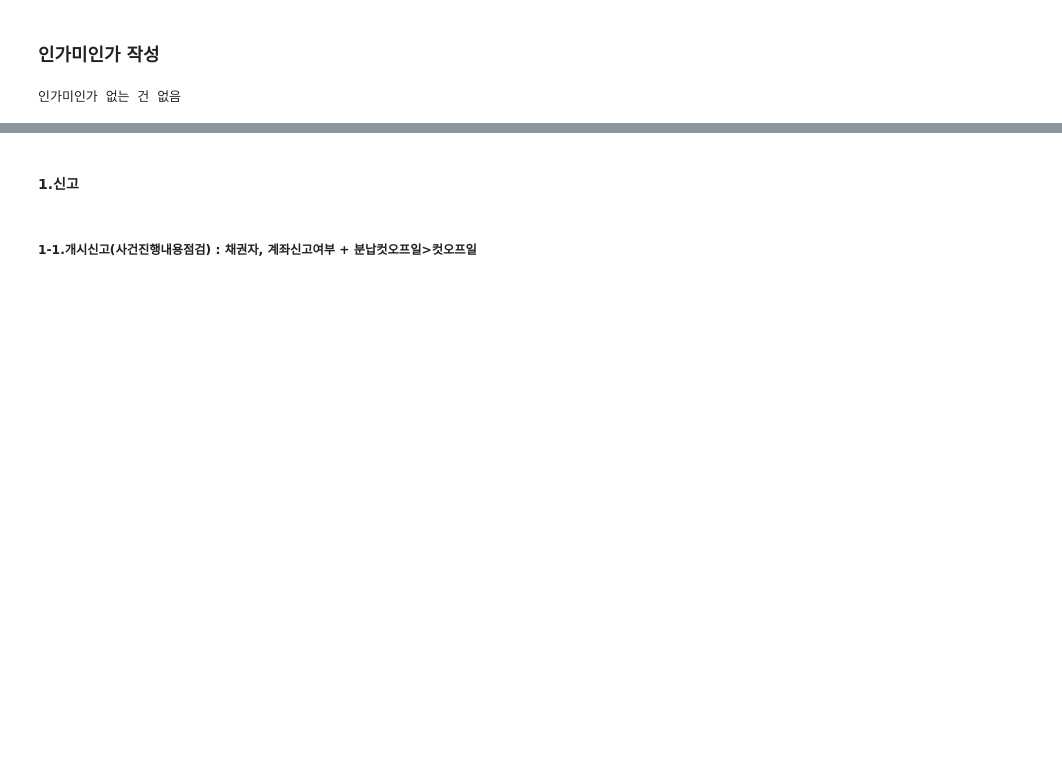
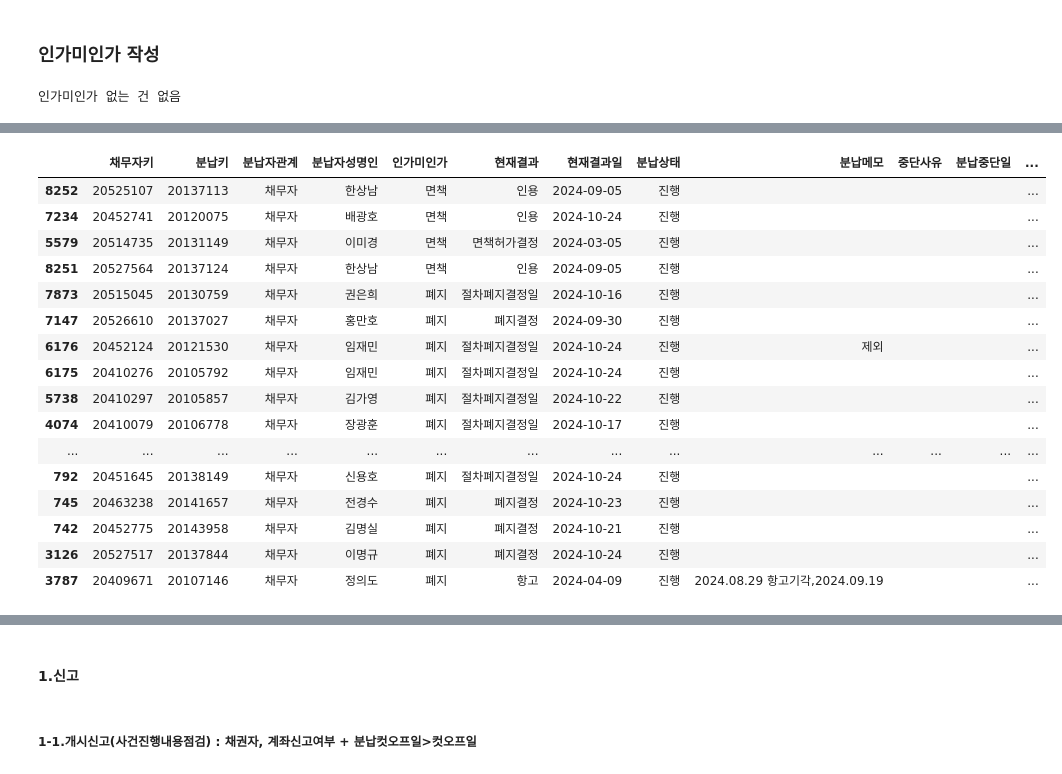
Before and after one commit to jbmyou/python_work, a Jupyter notebook: fileNaming/자산정리/전산_자산정리_개인회생.ipynb, the cells around one changed output, grey strips where cells are left out. Drawn from its saved outputs; the diff is of its cells as text; code cells hidden in the pictures; blank space fills up the shorter version.

Commit message:
개인회생 거의완료, 자산정리 파일까지 칼럼순서변경 및 칼럼추가

```diff
--- a/fileNaming/자산정리/전산_자산정리_개인회생.ipynb
+++ b/fileNaming/자산정리/전산_자산정리_개인회생.ipynb
@@ -40,17 +40,16 @@ path_base = r"D:\3.자산\전산 dataset"
 ########################################################
 company = "솔림"
 cutoff = "241024" # 폴더명
+previous_cutoff = "240108" # 폴더명
+ext = ".pkl"   ####-------------------------------
 # name_dataset = "개인회생새창_20240830_1653"
-ext = ".pkl"   ####-------------------------------
-
-# previous_cutoff = "240108" # 폴더명
-# previous_name_dataset = "개인회생새창_20240109_0943_기준데이터" # 기준데이터 계좌키 미분리
 ########################################################
 
 path_wd = join(path_base, company, cutoff)
-# path_previous = join(path_base, company, previous_cutoff, previous_name_dataset+".xlsx") # 전체시트 읽어야 하므로 pkl 아님
+path_wd_check = join(path_base, company, cutoff, "개인회생점검")
+if not os.path.exists(path_wd_check) : os.mkdir(path_wd_check)
+
 name_dataset = functions.키워드로파일명찾기(path_wd, "개인회생새창", "기준데이터", 전체경로=False).split(".")[0]
-
 path_result = join(path_wd, name_dataset+"_기준데이터.xlsx")
 
 rehabilitation_dtype = {'채무자키':str, '계좌키':str, '분납키':str, '사건키':str, '신고계좌':str, '입금계좌':str}
@@ -144,6 +143,7 @@ comp_closing = {
 
 # 칼럼정의
 기본조회칼럼 = ["채무자키","계좌키","분납키","분납자관계","분납자성명인","주민번호인","관할법원","사건번호", "인가미인가", "현재결과", "분납메모","분납기타","분납비고", "기타금액"]
+핵심금액칼럼 = ["총분납금", "총분납입금", "총분납잔금"]
 
 전산회차칼럼 = ["총분납회차","현재회차", "납입회차", "미납회차"] #"초과입금" "잔여회차"
 법원회차칼럼 = ["전체변제회차","현재변제회차", "법원납입회차", "법원미납회차", ] #"잔여변제회차"
@@ -479,0 +494,55 @@ else :
+# %%
+# check ----------------------------
+cols = ["채무자키", "분납키", "분납자관계", "분납자성명인", "인가미인가", "현재결과","현재결과일", "분납상태", "분납메모","중단사유", "분납중단일", "채무상태", "담당자", "개시결정일", "변제계획인가일", "사건번호"]
+check = raw_data[cols].copy()
+# 인가미인가 : 인가,미인가 // 폐지,면책,이송 // 체크
+# 분납상태 : 진행, 중단
+
+# 1. 인가미인가와 분납상태의 불일치 -> 인가 or 미인가 = 분납상태 진행
+# 1-1.진행건 vs 상태 중단 : 중단사유 있는지?
+중단사유적어 = check.query('인가미인가.str.contains("인가|미인가") & 분납상태=="중단" & 중단사유 == ""')
+if len(중단사유적어) > 0 :
+    print(f"1-1.중단사유 명시 필요. {len(중단사유적어)}건 엑셀출력") # 현재결과는 중단사유가 아니라 바로 확인 불가
+    functions.save_df_to_excel_underline(중단사유적어,join(path_wd_check, "[check]개인회생_중단사유없음_"+cutoff+".xlsx"), key_columns_no=6)
+
+# 1-2. 중단건(인가/미인가 아닌것) vs 상태 진행
+진행건_인가미인가오류 = check.query('분납상태=="진행" & ~인가미인가.str.contains("인가|미인가")')
+if len(진행건_인가미인가오류) :
+    print("1-2.진행건인데 인가나 미인가가 아닌 것 있음. 폐지 맞는지 확인(폐지결정 나더라도 바로 중단으로 하지 않는다. 2024-03~ / 인가미인가가 맞으면 됨.)")
+    display(진행건_인가미인가오류.sort_values(by=['인가미인가']))
+
+# 2. not중지건 중 인가전 현재결과 vs 변제계획인가일 있는 경우
+미인가건임 = check.query('분납상태=="진행" and 인가미인가=="미인가" and 변제계획인가일!=""')    ############## 20149032 는 회단사건으로 인가일 표기위치가 다름
+인가건임 = check.query('분납상태=="진행" and 인가미인가=="인가" and 변제계획인가일=="" and 분납키!="20149032" and ~(분납메모.str.contains("일반회생"))')
+if len(미인가건임) > 0 :
+    print("2.미인가건인데 왜 인가일이 있음?")
+    display(미인가건임)
+
+if len(인가건임) > 0 :
+    print("인가건인데 왜 인가일이 없음?, 종결건, 확인하지 않은 일반회생은 그럴 수 있음(분납메모 작성필요)")
+    display(인가건임)
+
+# 3. not중지건 중 개시결정일 있는데 전단계인 경우
+# (반대)왜인지는 몰라도 개시결정일을 못 읽는 경우가 1~2건 있네..
+개시건임 = check.query('분납상태=="진행" and 개시결정일 != "" and 현재결과.str.contains("금지|접수")')
+개시건인데 = check.query('분납상태=="진행" and 개시결정일 == "" and 현재결과.str.contains("개시") and 분납키!="20149032"')
+if len(개시건임) > 0 :
+    print("3.개시일 있는데 왜 전단계? - 항고건은 분납메모를 통해서 ")
+    display(개시건임)
+
+if len(개시건인데) > 0 :
+    print("3.개시인데 왜 개시결정일 없음? 나우리 최신화 문제인듯")
+    print("raw_data수정 : 현재결과일을 개시결정일에 추가해서 따로 할 건 없음")
+    raw_data.loc[개시건인데.index, "개시결정일"] = 개시건인데["현재결과일"]
+    display(개시건인데)
+
+# 4. not중지건 일반회생(회단,간회단) 중 분납메모 없는 건
+미확인일반회생 = check.query('사건번호.str.contains("회단") and 분납상태=="진행" and 현재결과=="인가" and ~(분납메모.str.contains("일반회생"))')
+if len(미확인일반회생) > 0 :
+    print("4.인가된 일반회생인데 메모 왜 없니")
+    display(미확인일반회생)
+
+# 항고, 폐지취소 건 중 분납중지건은 확인 완료 (240130)
+# 최신화 불가건 : 항고 뿐임 (폐지취소는 최신화 됨, 폐지 후 과거의 인가/미인가 여부를 확인하는 작업이 필요할뿐)
+# 담당자, 채무상태, 누락 건 등은 자산정리 후 해야 정확
+# %% [output]
@@ -479,0 +551,17 @@ else :
+|  | 채무자키 | 분납키 | 분납자관계 | 분납자성명인 | 인가미인가 | 현재결과 | 현재결과일 | 분납상태 | 분납메모 | 중단사유 | 분납중단일 | ... |
+| 8252 | 20525107 | 20137113 | 채무자 | 한상남 | 면책 | 인용 | 2024-09-05 | 진행 |  |  |  | ... |
+| 7234 | 20452741 | 20120075 | 채무자 | 배광호 | 면책 | 인용 | 2024-10-24 | 진행 |  |  |  | ... |
+| 5579 | 20514735 | 20131149 | 채무자 | 이미경 | 면책 | 면책허가결정 | 2024-03-05 | 진행 |  |  |  | ... |
+| 8251 | 20527564 | 20137124 | 채무자 | 한상남 | 면책 | 인용 | 2024-09-05 | 진행 |  |  |  | ... |
+| 7873 | 20515045 | 20130759 | 채무자 | 권은희 | 폐지 | 절차폐지결정일 | 2024-10-16 | 진행 |  |  |  | ... |
+| 7147 | 20526610 | 20137027 | 채무자 | 홍만호 | 폐지 | 폐지결정 | 2024-09-30 | 진행 |  |  |  | ... |
+| 6176 | 20452124 | 20121530 | 채무자 | 임재민 | 폐지 | 절차폐지결정일 | 2024-10-24 | 진행 | 제외 |  |  | ... |
+| 6175 | 20410276 | 20105792 | 채무자 | 임재민 | 폐지 | 절차폐지결정일 | 2024-10-24 | 진행 |  |  |  | ... |
+| 5738 | 20410297 | 20105857 | 채무자 | 김가영 | 폐지 | 절차폐지결정일 | 2024-10-22 | 진행 |  |  |  | ... |
+| 4074 | 20410079 | 20106778 | 채무자 | 장광훈 | 폐지 | 절차폐지결정일 | 2024-10-17 | 진행 |  |  |  | ... |
+| ... | ... | ... | ... | ... | ... | ... | ... | ... | ... | ... | ... | ... |
+| 792 | 20451645 | 20138149 | 채무자 | 신용호 | 폐지 | 절차폐지결정일 | 2024-10-24 | 진행 |  |  |  | ... |
+| 745 | 20463238 | 20141657 | 채무자 | 전경수 | 폐지 | 폐지결정 | 2024-10-23 | 진행 |  |  |  | ... |
+| 742 | 20452775 | 20143958 | 채무자 | 김명실 | 폐지 | 폐지결정 | 2024-10-21 | 진행 |  |  |  | ... |
+| 3126 | 20527517 | 20137844 | 채무자 | 이명규 | 폐지 | 폐지결정 | 2024-10-24 | 진행 |  |  |  | ... |
+| 3787 | 20409671 | 20107146 | 채무자 | 정의도 | 폐지 | 항고 | 2024-04-09 | 진행 | 2024.08.29 항고기각,2024.09.19 |  |  | ... |
```
Also changed, not shown: parts of 41 cells of this notebook, 1 other file.
